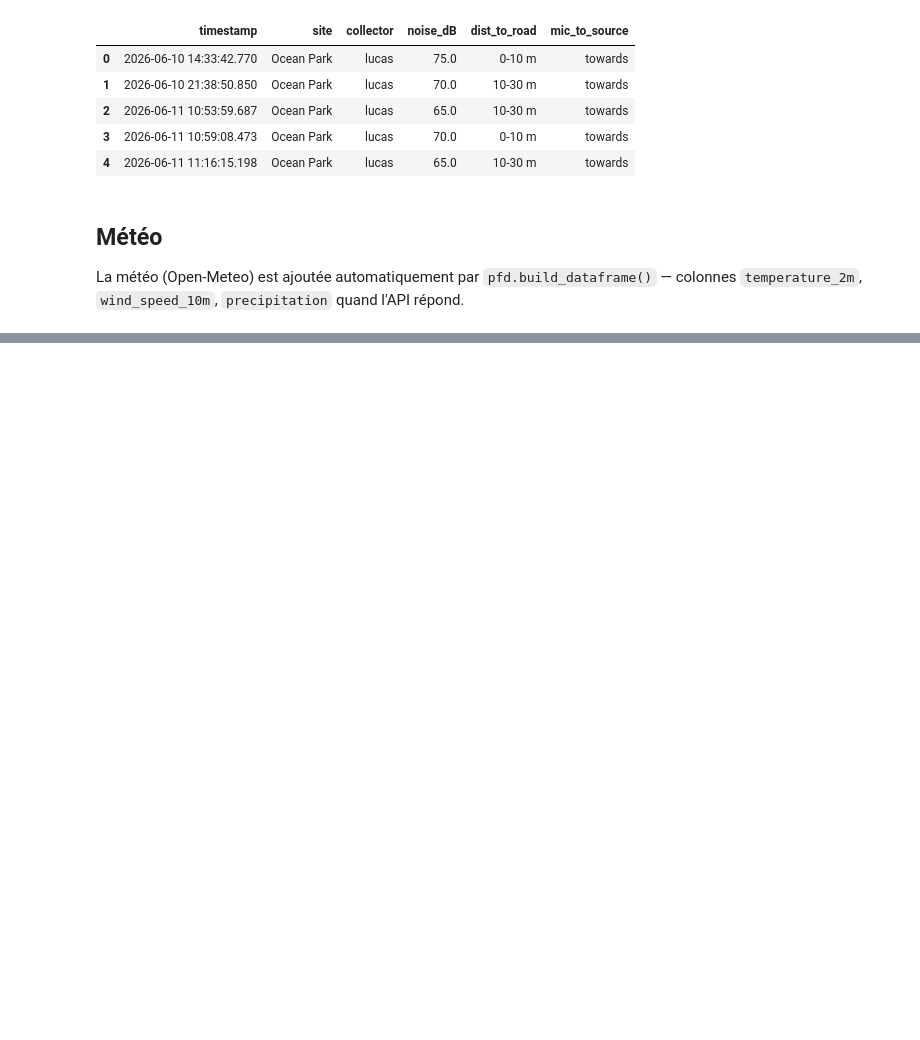
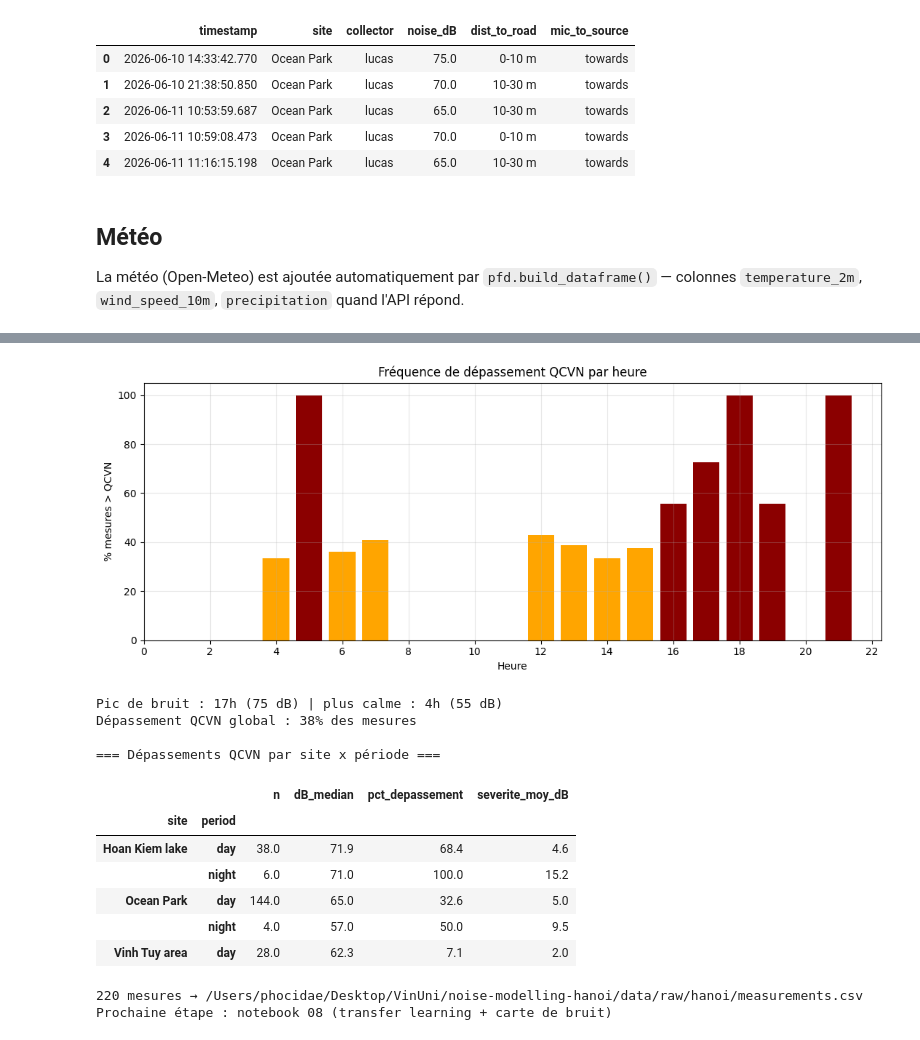
Before and after one commit to Colauz/noise-modelling-hanoi, a Jupyter notebook: notebooks/07_hanoi_field_data.ipynb, the cells around one changed output, grey strips where cells are left out. Drawn from its saved outputs; the diff is of its cells as text; code cells hidden in the pictures; blank space fills up the shorter version.

```diff
--- a/notebooks/07_hanoi_field_data.ipynb
+++ b/notebooks/07_hanoi_field_data.ipynb
@@ -126,0 +96,47 @@ m
+# %%
+# === Tâches 3+4 : dépassements normes, périodes de pointe, fréquence/sévérité ===
+df['period'] = np.where((df.hour >= 21) | (df.hour < 6), 'night', 'day')
+df['limit'] = np.where(df.period == 'night', QCVN_N, QCVN_D)
+df['exceeds'] = df.noise_dB > df['limit']
+
+# fréquence de dépassement par heure (identifie les périodes de pointe)
+fig, ax = plt.subplots(figsize=(11, 4.5))
+pe = df.groupby('hour').apply(
+    lambda g: (g.noise_dB > np.where((g.hour >= 21) | (g.hour < 6), QCVN_N, QCVN_D)).mean() * 100)
+ax.bar(pe.index, pe.values, color=['darkred' if v > 50 else 'orange' if v > 0 else 'green' for v in pe.values])
+ax.set_xlabel('Heure'); ax.set_ylabel('% mesures > QCVN'); ax.set_xticks(range(0, 24, 2))
+ax.set_title('Fréquence de dépassement QCVN par heure'); ax.grid(alpha=.3)
+plt.tight_layout(); plt.savefig('../outputs/maps/analyse_4_depassement.png', dpi=130); plt.show()
+
+peak = df.groupby('hour').noise_dB.median()
+print(f'Pic de bruit : {peak.idxmax()}h ({peak.max():.0f} dB) | plus calme : {peak.idxmin()}h ({peak.min():.0f} dB)')
+print(f'Dépassement QCVN global : {100*df.exceeds.mean():.0f}% des mesures')
+
+# tableau fréquence + sévérité par site x période
+summ = df.groupby(['site', 'period']).apply(lambda g: pd.Series({
+    'n': len(g), 'dB_median': g.noise_dB.median(),
+    'pct_depassement': 100 * g.exceeds.mean(),
+    'severite_moy_dB': (g.noise_dB - g['limit'])[g.exceeds].mean()})).round(1)
+summ.to_csv('../outputs/hanoi_exceedances.csv')
+print('\n=== Dépassements QCVN par site x période ==='); summ
+# %% [output]
+[figure, added]
+Pic de bruit : 17h (75 dB) | plus calme : 4h (55 dB)
+Dépassement QCVN global : 38% des mesures
+
+=== Dépassements QCVN par site x période ===
+|  |  | n | dB_median | pct_depassement | severite_moy_dB |
+| site | period |  |  |  |  |
+| Hoan Kiem lake | day | 38.0 | 71.9 | 68.4 | 4.6 |
+|  | night | 6.0 | 71.0 | 100.0 | 15.2 |
+| Ocean Park | day | 144.0 | 65.0 | 32.6 | 5.0 |
+|  | night | 4.0 | 57.0 | 50.0 | 9.5 |
+| Vinh Tuy area | day | 28.0 | 62.3 | 7.1 | 2.0 |
+# %%
+# ---- Sauvegarde finale : input du notebook 08 (calibration du modèle) ----
+out = pfd.save_measurements(df)
+print(f'{len(df)} mesures → {out}')
+print('Prochaine étape : notebook 08 (transfer learning + carte de bruit)')
+# %% [output]
+220 mesures → /Users/phocidae/Desktop/VinUni/noise-modelling-hanoi/data/raw/hanoi/measurements.csv
+Prochaine étape : notebook 08 (transfer learning + carte de bruit)
```
Also changed, not shown: parts of 7 cells of this notebook, 11 other files.
